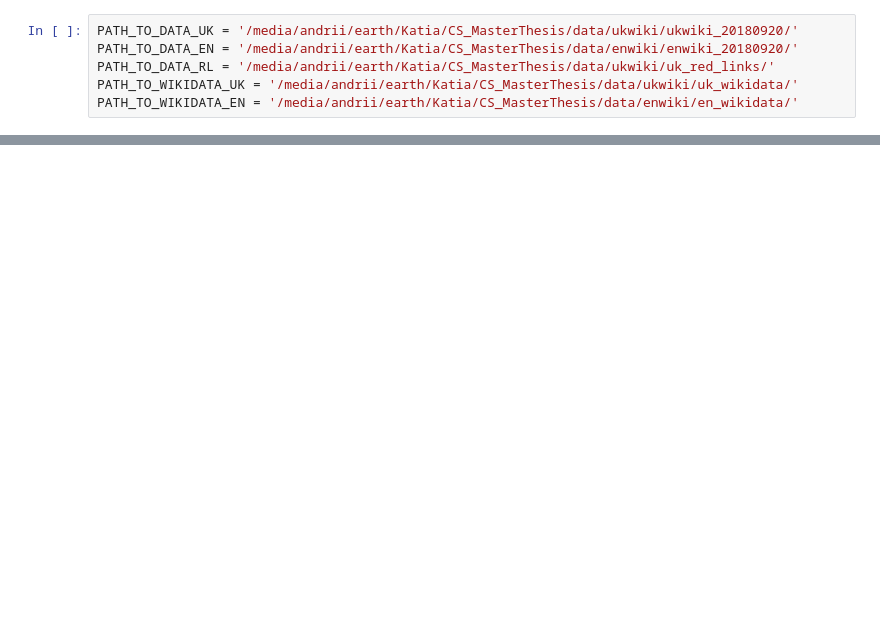
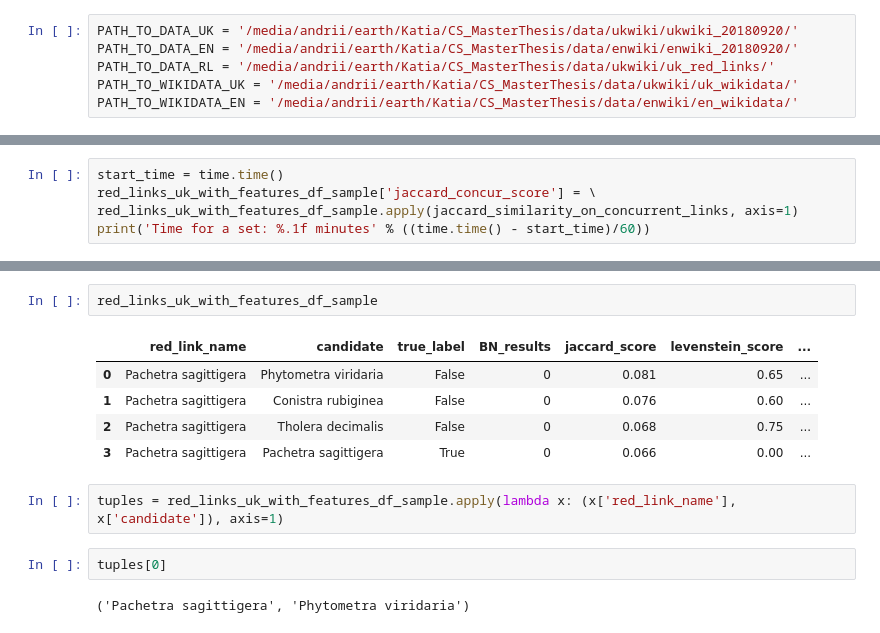
Before and after one commit to Katerali/redlinks_linking, a Jupyter notebook: notebooks/4.feature_engineering/jaccard_similarity_on_concurrent_links.ipynb, the cells around one changed output, grey strips where cells are left out. Cells and saved outputs as stored; diff of their text form; blank space fills up the shorter version.

```diff
--- a/notebooks/4.feature_engineering/jaccard_similarity_on_concurrent_links.ipynb
+++ b/notebooks/4.feature_engineering/jaccard_similarity_on_concurrent_links.ipynb
@@ -209,0 +257,5 @@ red_links_with_parent_ids = pd.read_csv(PATH_TO_DATA_RL+'all_uk_redlinks_with_pa
+# %%
+start_time = time.time()
+red_links_uk_with_features_df_sample['jaccard_concur_score'] = \
+red_links_uk_with_features_df_sample.apply(jaccard_similarity_on_concurrent_links, axis=1)
+print('Time for a set: %.1f minutes' % ((time.time() - start_time)/60))
@@ -209,0 +269,14 @@ red_links_with_parent_ids = pd.read_csv(PATH_TO_DATA_RL+'all_uk_redlinks_with_pa
+# %%
+red_links_uk_with_features_df_sample
+# %% [output]
+|  | red_link_name | candidate | true_label | BN_results | jaccard_score | levenstein_score | ... |
+| 0 | Pachetra sagittigera | Phytometra viridaria | False | 0 | 0.081 | 0.65 | ... |
+| 1 | Pachetra sagittigera | Conistra rubiginea | False | 0 | 0.076 | 0.60 | ... |
+| 2 | Pachetra sagittigera | Tholera decimalis | False | 0 | 0.068 | 0.75 | ... |
+| 3 | Pachetra sagittigera | Pachetra sagittigera | True | 0 | 0.066 | 0.00 | ... |
+# %%
+tuples = red_links_uk_with_features_df_sample.apply(lambda x: (x['red_link_name'], x['candidate']), axis=1)
+# %%
+tuples[0]
+# %% [output]
+('Pachetra sagittigera', 'Phytometra viridaria')
```
Also changed, not shown: parts of 64 cells of this notebook, 18 other files.
